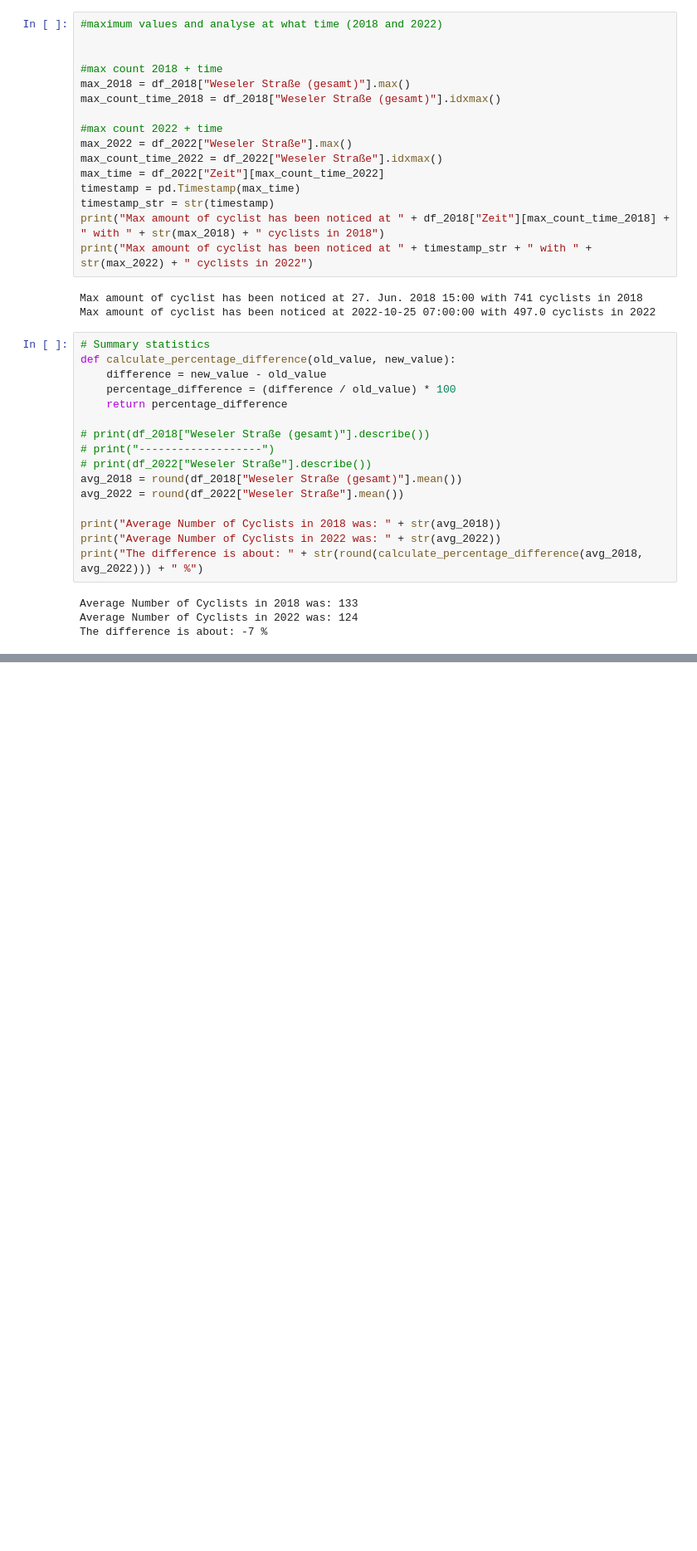
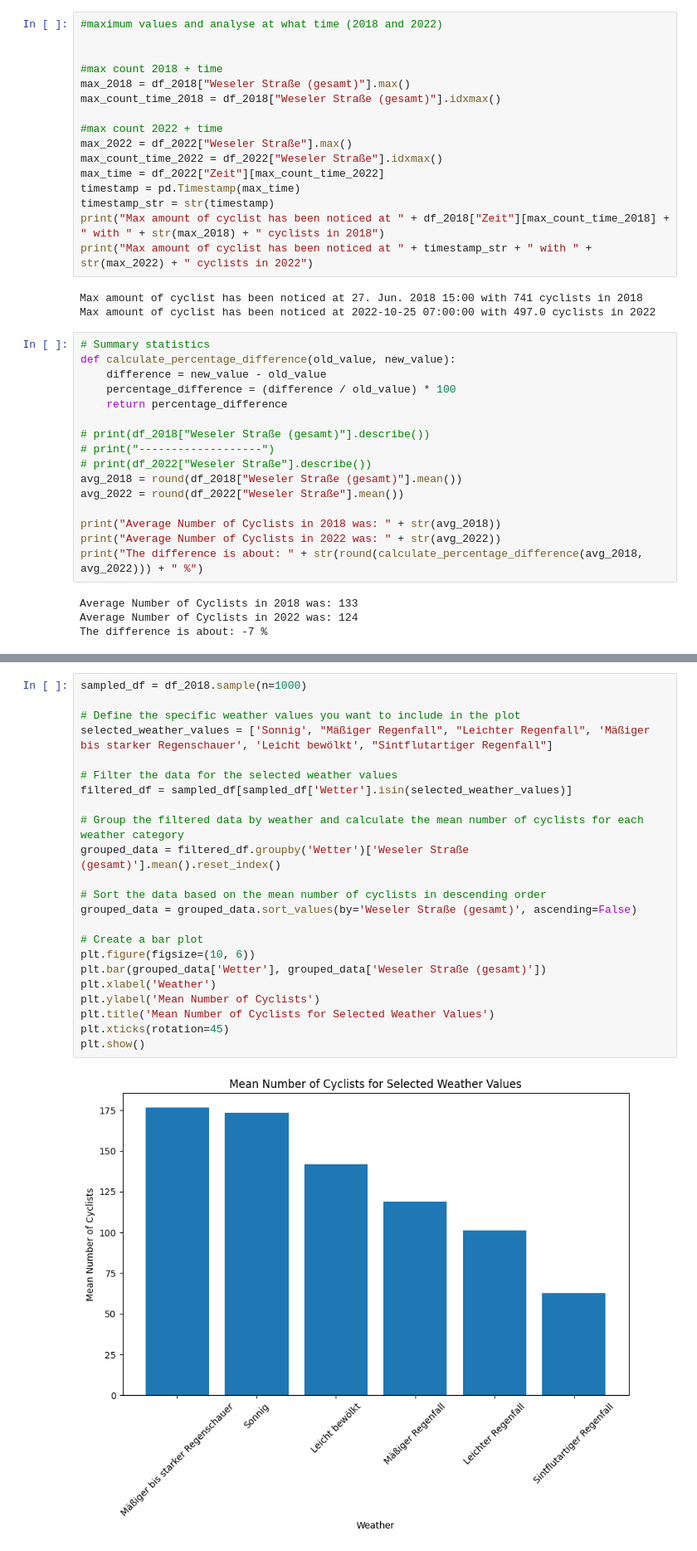
Before and after one commit to OmarFourati/2023-amse-template, a Jupyter notebook: exploration.ipynb, the cells around one changed output, grey strips where cells are left out. Shown: that part at 83% size. Saved outputs shown, nothing was run; the diff lists cells and outputs as text; blank space fills up the shorter version.

```diff
--- a/exploration.ipynb
+++ b/exploration.ipynb
@@ -161,0 +213,25 @@ plt.show()
+# %%
+sampled_df = df_2018.sample(n=1000)
+
+# Define the specific weather values you want to include in the plot
+selected_weather_values = ['Sonnig', "Mäßiger Regenfall", "Leichter Regenfall", 'Mäßiger bis starker Regenschauer', 'Leicht bewölkt', "Sintflutartiger Regenfall"]
+
+# Filter the data for the selected weather values
+filtered_df = sampled_df[sampled_df['Wetter'].isin(selected_weather_values)]
+
+# Group the filtered data by weather and calculate the mean number of cyclists for each weather category
+grouped_data = filtered_df.groupby('Wetter')['Weseler Straße (gesamt)'].mean().reset_index()
+
+# Sort the data based on the mean number of cyclists in descending order
+grouped_data = grouped_data.sort_values(by='Weseler Straße (gesamt)', ascending=False)
+
+# Create a bar plot
+plt.figure(figsize=(10, 6))
+plt.bar(grouped_data['Wetter'], grouped_data['Weseler Straße (gesamt)'])
+plt.xlabel('Weather')
+plt.ylabel('Mean Number of Cyclists')
+plt.title('Mean Number of Cyclists for Selected Weather Values')
+plt.xticks(rotation=45)
+plt.show()
+# %% [output]
+[figure, added]
```
Also changed, not shown: parts of 6 cells of this notebook.
